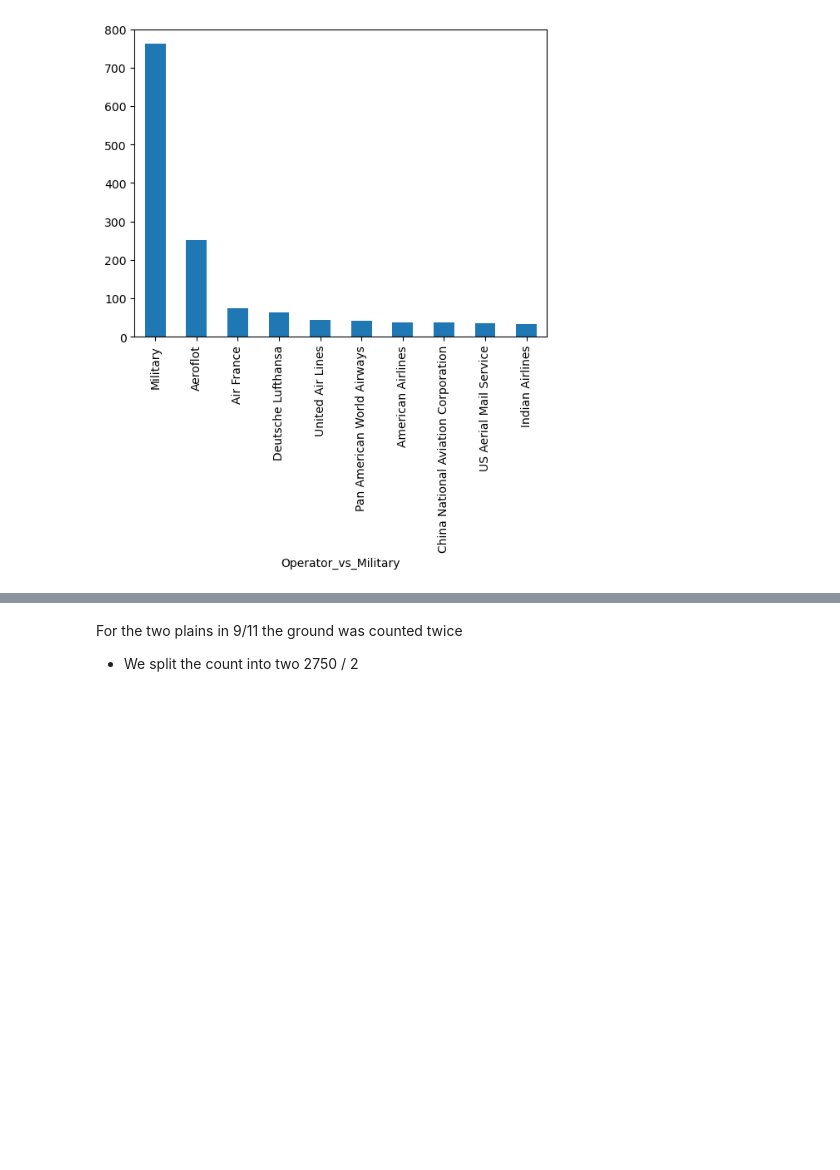
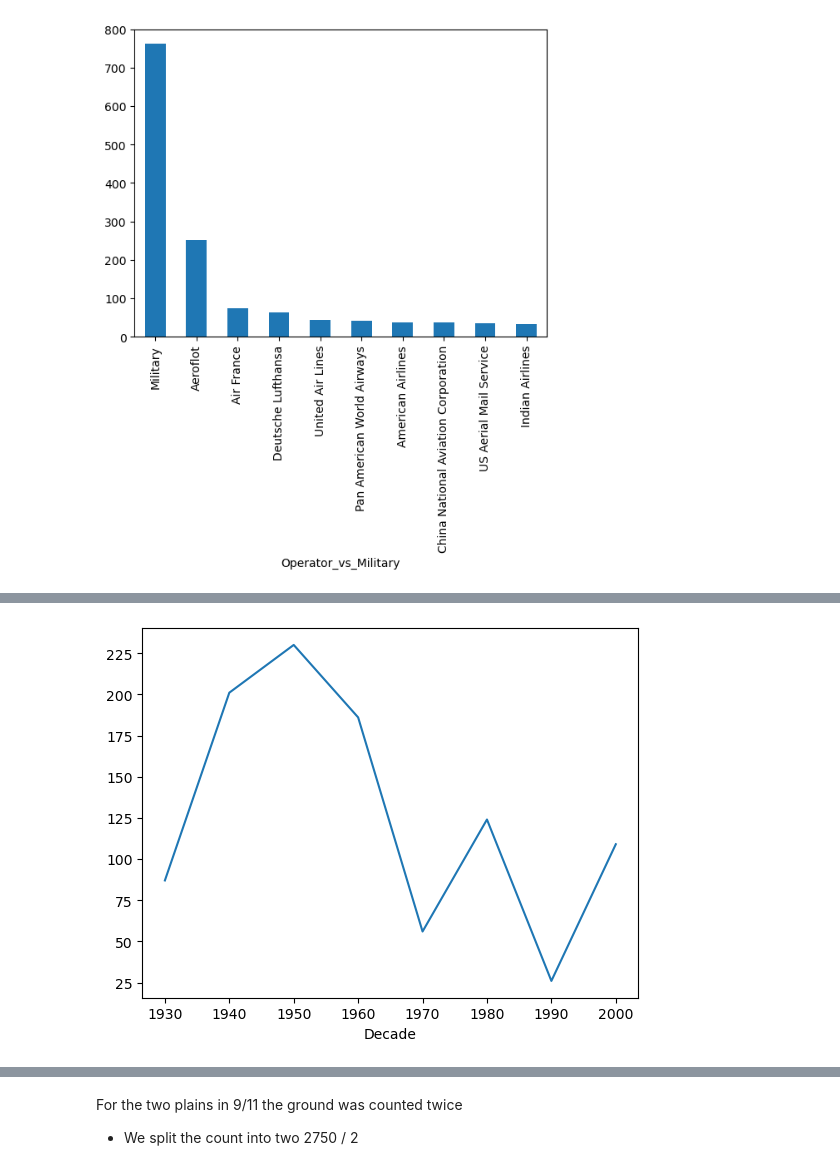
Before and after one commit to tonderai-m/Airplane, a Jupyter notebook: part_03.EDA.01.Sanity.Check copy.ipynb, the cells around one changed output, grey strips where cells are left out. Saved outputs shown, nothing was run; the diff lists cells and outputs as text; code cells hidden in the pictures; blank space fills up the shorter version.

```diff
--- a/part_03.EDA.01.Sanity.Check copy.ipynb
+++ b/part_03.EDA.01.Sanity.Check copy.ipynb
@@ -42,4 +54,5 @@ df[df.Fatalities.apply(lambda x: isinstance(x["total"],float))]
 # %%
-df3[df3.Operator == 'United Air Lines'].groupby(["Decade"])["Fatalities_Total"].sum().plot(x="Decade", y="Fatalities_Total")
-plt()
+df[df.Operator == 'United Air Lines'].groupby(["Decade"])["Fatalities_Total"].sum().plot(x="Decade", y="Fatalities_Total")
 pass
+# %% [output]
+[figure, added]
```
Also changed, not shown: parts of 24 cells of this notebook.
